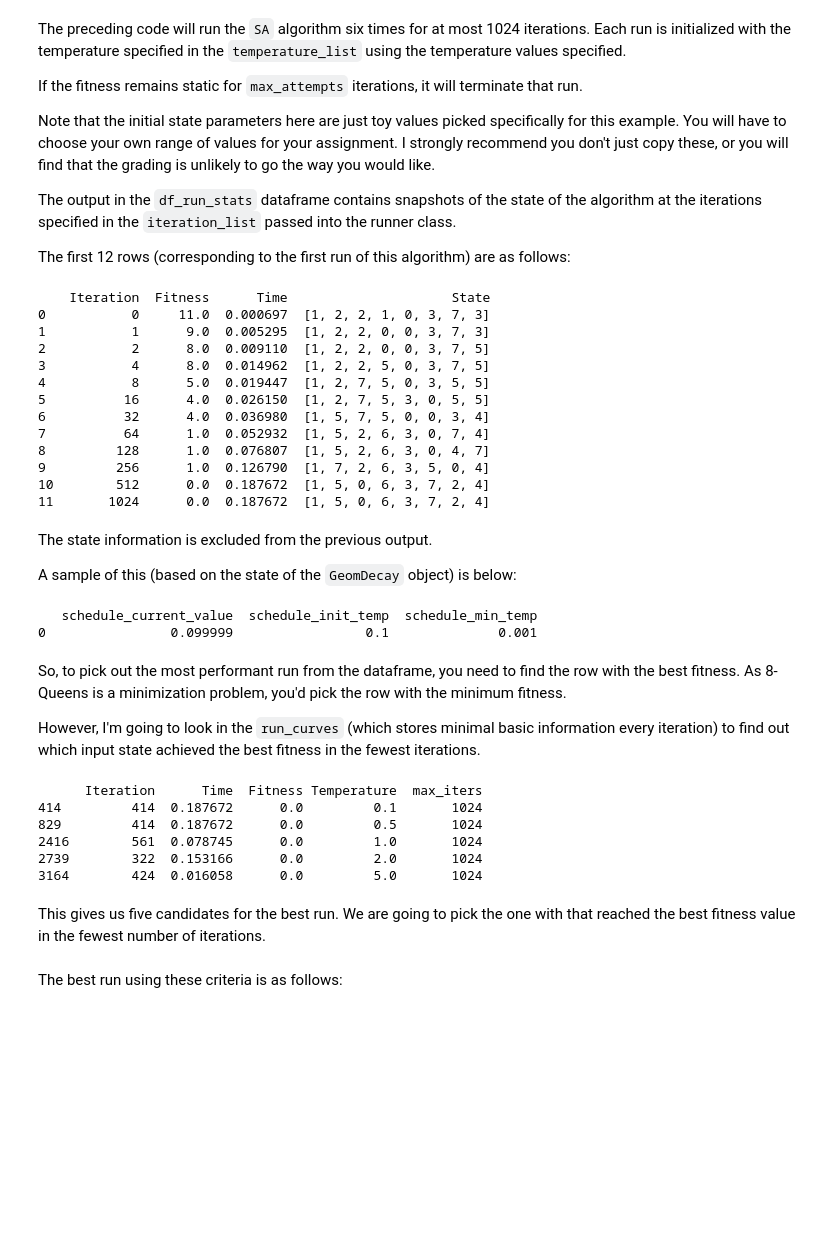
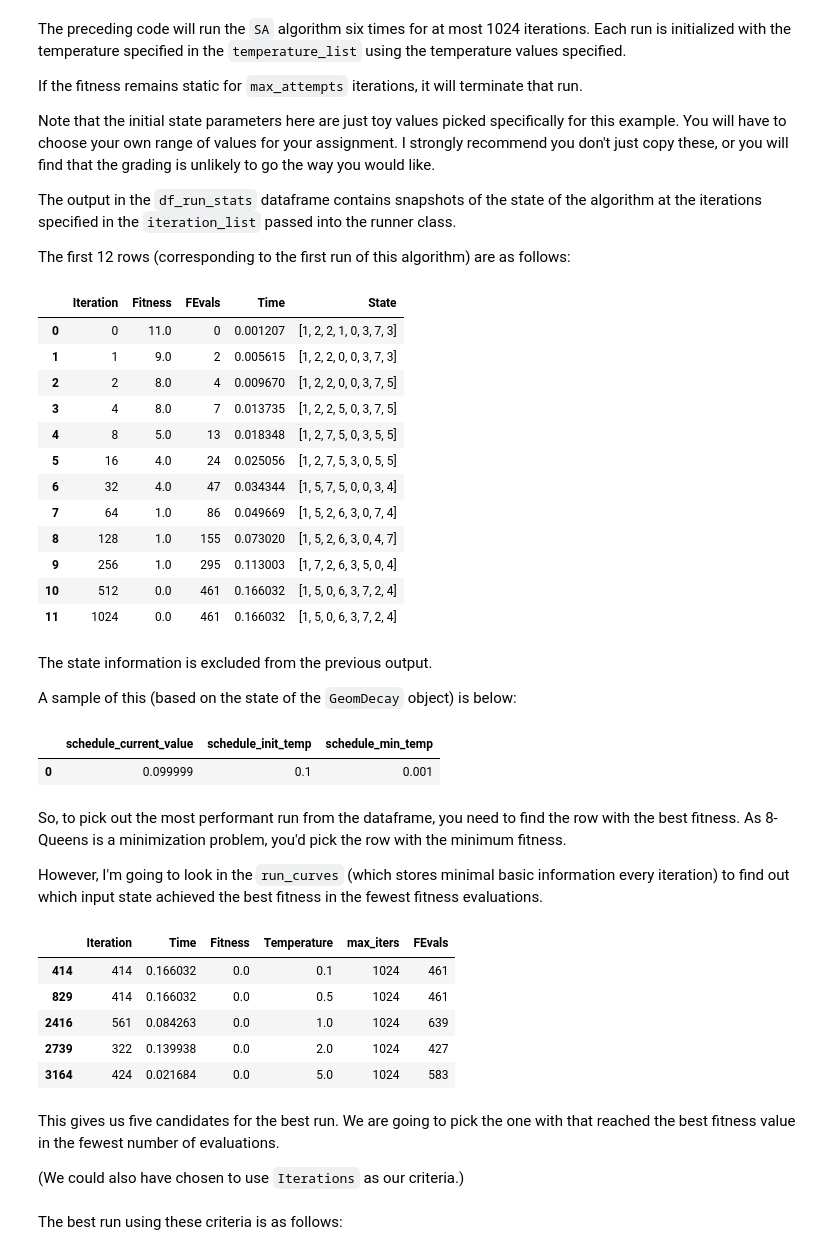
Before and after one commit to zerolinux5/mlrose-ky, a Jupyter notebook: problem_examples.ipynb, the cells around one changed output. Saved outputs shown, nothing was run; the diff lists cells and outputs as text; code cells hidden in the pictures; blank space fills up the shorter version.

```diff
--- a/problem_examples.ipynb
+++ b/problem_examples.ipynb
@@ -32,13 +34,17 @@ problem = QueensGenerator().generate(seed=123456, size=8)
 # %%
+# Generate a new 8-Queen problem using a fixed seed.
+problem = QueensGenerator().generate(seed=123456, size=8)
+
 # create a runner class and solve the problem
 sa = SARunner(problem=problem,
-              experiment_name='queens8',
+              experiment_name='queens8_sa',
               output_directory=None, # note: specify an output directory to have results saved to disk
               seed=123456,
               iteration_list=2 ** np.arange(11),
               max_attempts=500,
               temperature_list=[0.1, 0.5, 0.75, 1.0, 2.0, 5.0],
               decay_list=[mlrose_hiive.GeomDecay])
+
 # the two data frames will contain the results
 df_run_stats, df_run_curves = sa.run()
 # %% [markdown]
@@ -58,50 +64,52 @@ specified in the `iteration_list` passed into the runner class.
 
 The first 12 rows (corresponding to the first run of this algorithm) are as follows:
 # %%
-print(df_run_stats[['Iteration', 'Fitness', 'Time', 'State']][0:12])
+HTML(df_run_stats[['Iteration', 'Fitness', 'FEvals', 'Time', 'State']][0:12].to_html())
 # %% [output]
-    Iteration  Fitness      Time                     State
-0           0     11.0  0.000697  [1, 2, 2, 1, 0, 3, 7, 3]
-1           1      9.0  0.005295  [1, 2, 2, 0, 0, 3, 7, 3]
-2           2      8.0  0.009110  [1, 2, 2, 0, 0, 3, 7, 5]
-3           4      8.0  0.014962  [1, 2, 2, 5, 0, 3, 7, 5]
-4           8      5.0  0.019447  [1, 2, 7, 5, 0, 3, 5, 5]
-5          16      4.0  0.026150  [1, 2, 7, 5, 3, 0, 5, 5]
-6          32      4.0  0.036980  [1, 5, 7, 5, 0, 0, 3, 4]
-7          64      1.0  0.052932  [1, 5, 2, 6, 3, 0, 7, 4]
-8         128      1.0  0.076807  [1, 5, 2, 6, 3, 0, 4, 7]
-9         256      1.0  0.126790  [1, 7, 2, 6, 3, 5, 0, 4]
-10        512      0.0  0.187672  [1, 5, 0, 6, 3, 7, 2, 4]
-11       1024      0.0  0.187672  [1, 5, 0, 6, 3, 7, 2, 4]
+|  | Iteration | Fitness | FEvals | Time | State |
+| 0 | 0 | 11.0 | 0 | 0.001207 | [1, 2, 2, 1, 0, 3, 7, 3] |
+| 1 | 1 | 9.0 | 2 | 0.005615 | [1, 2, 2, 0, 0, 3, 7, 3] |
+| 2 | 2 | 8.0 | 4 | 0.009670 | [1, 2, 2, 0, 0, 3, 7, 5] |
+| 3 | 4 | 8.0 | 7 | 0.013735 | [1, 2, 2, 5, 0, 3, 7, 5] |
+| 4 | 8 | 5.0 | 13 | 0.018348 | [1, 2, 7, 5, 0, 3, 5, 5] |
+| 5 | 16 | 4.0 | 24 | 0.025056 | [1, 2, 7, 5, 3, 0, 5, 5] |
+| 6 | 32 | 4.0 | 47 | 0.034344 | [1, 5, 7, 5, 0, 0, 3, 4] |
+| 7 | 64 | 1.0 | 86 | 0.049669 | [1, 5, 2, 6, 3, 0, 7, 4] |
+| 8 | 128 | 1.0 | 155 | 0.073020 | [1, 5, 2, 6, 3, 0, 4, 7] |
+| 9 | 256 | 1.0 | 295 | 0.113003 | [1, 7, 2, 6, 3, 5, 0, 4] |
+| 10 | 512 | 0.0 | 461 | 0.166032 | [1, 5, 0, 6, 3, 7, 2, 4] |
+| 11 | 1024 | 0.0 | 461 | 0.166032 | [1, 5, 0, 6, 3, 7, 2, 4] |
 # %% [markdown]
 The state information is excluded from the previous output.
 
 A sample of this (based on the state of the `GeomDecay` object) is below:
 # %%
 state_sample = df_run_stats[['schedule_current_value', 'schedule_init_temp', 'schedule_min_temp']][:1]
-print(state_sample)
+HTML(state_sample.to_html())
 # %% [output]
-   schedule_current_value  schedule_init_temp  schedule_min_temp
-0                0.099999                 0.1              0.001
+|  | schedule_current_value | schedule_init_temp | schedule_min_temp |
+| 0 | 0.099999 | 0.1 | 0.001 |
 # %% [markdown]
 So, to pick out the most performant run from the dataframe, you need to find the row with the best fitness.
 As 8-Queens is a minimization problem, you'd pick the row with the minimum fitness.
 
 However, I'm going to look in the `run_curves` (which stores minimal basic information every iteration) to
-find out which input state achieved the best fitness in the fewest iterations.
+find out which input state achieved the best fitness in the fewest fitness evaluations.
 # %%
 best_fitness = df_run_curves['Fitness'].min()
 best_runs = df_run_curves[df_run_curves['Fitness'] == best_fitness]
 
-print(best_runs)
+HTML(best_runs.to_html())
 # %% [output]
-      Iteration      Time  Fitness Temperature  max_iters
-414         414  0.187672      0.0         0.1       1024
-829         414  0.187672      0.0         0.5       1024
-2416        561  0.078745      0.0         1.0       1024
-2739        322  0.153166      0.0         2.0       1024
-3164        424  0.016058      0.0         5.0       1024
+|  | Iteration | Time | Fitness | Temperature | max_iters | FEvals |
+| 414 | 414 | 0.166032 | 0.0 | 0.1 | 1024 | 461 |
+| 829 | 414 | 0.166032 | 0.0 | 0.5 | 1024 | 461 |
+| 2416 | 561 | 0.084263 | 0.0 | 1.0 | 1024 | 639 |
+| 2739 | 322 | 0.139938 | 0.0 | 2.0 | 1024 | 427 |
+| 3164 | 424 | 0.021684 | 0.0 | 5.0 | 1024 | 583 |
 # %% [markdown]
 This gives us five candidates for the best run. We are going to pick the one with
-that reached the best fitness value in the fewest number of iterations.
+that reached the best fitness value in the fewest number of evaluations.
+
+(We could also have chosen to use `Iterations` as our criteria.)
 # %%
```
Also changed, not shown: parts of 31 cells of this notebook, 12 other files.
